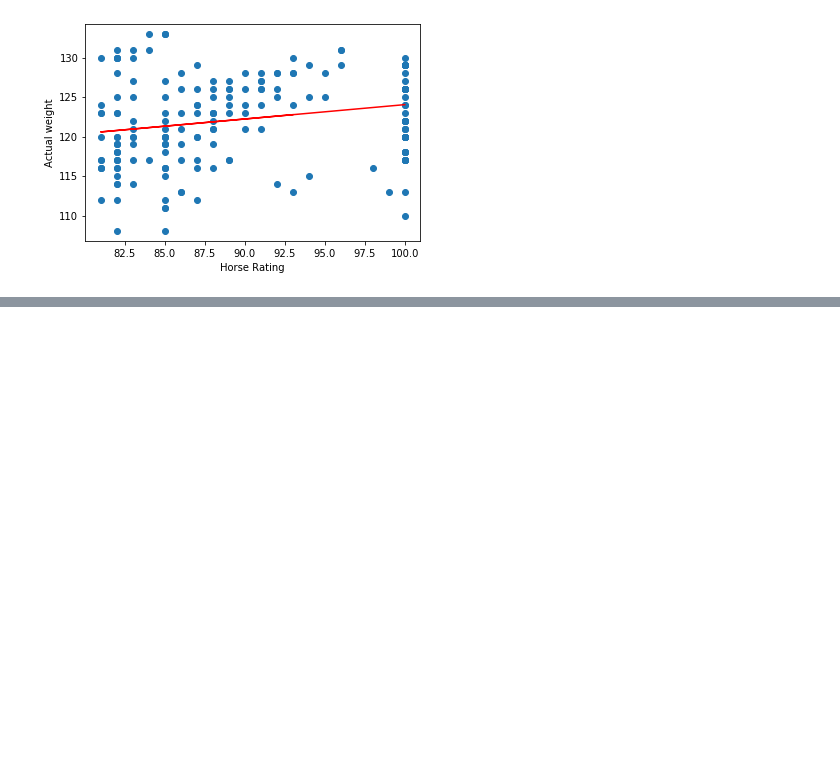
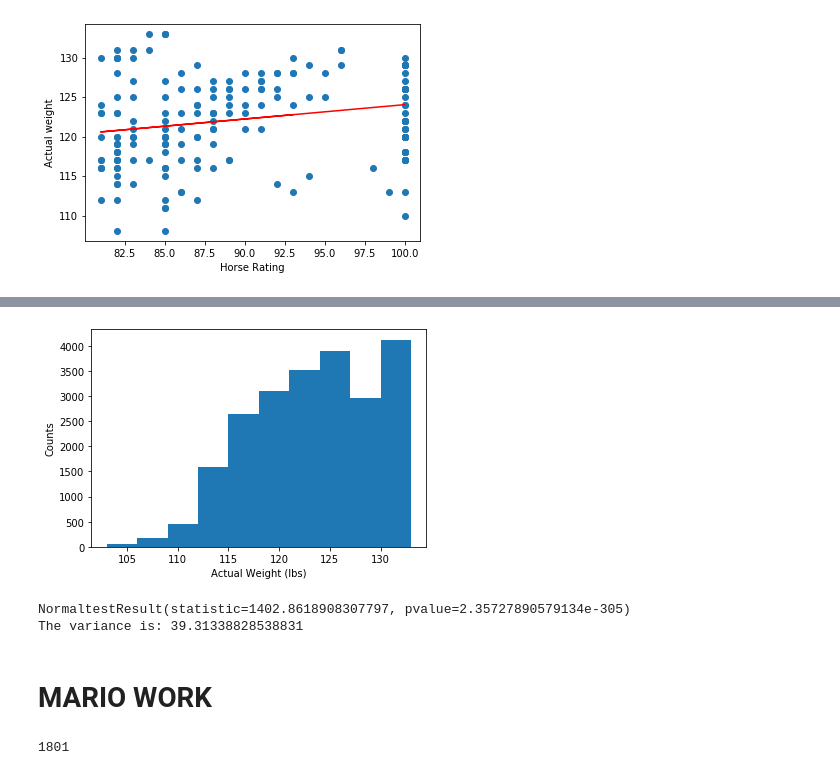
Before and after one commit to Mariovmtz/BootCamp_Project_1, a Jupyter notebook: horse_racing.ipynb, the cells around one changed output, grey strips where cells are left out. Cells and saved outputs as stored; diff of their text form; code cells hidden in the pictures; blank space fills up the shorter version.

```diff
--- a/horse_racing.ipynb
+++ b/horse_racing.ipynb
@@ -292,0 +431,18 @@ SpecificationError: nested renamer is not supported
+# %%
+plt.hist(final_df["Actual_weight"])
+plt.xlabel('Actual Weight (lbs)')
+plt.ylabel('Counts')
+plt.show()
+print(sts.normaltest(final_df["Actual_weight"]))
+var=np.var(final_df["Actual_weight"])
+std=np.std(final_df["Actual_weight"])
+mean=np.mean(final_df["Actual_weight"])
+median=np.median(final_df["Actual_weight"])
+mode=sts.mode(final_df["Actual_weight"])
+print(f"The variance is: {var}")
+# %% [output]
+[figure, added]
+NormaltestResult(statistic=1402.8618908307797, pvalue=2.35727890579134e-305)
+The variance is: 39.31338828538831
+# %% [markdown]
+# MARIO WORK
@@ -292,0 +460,6 @@ SpecificationError: nested renamer is not supported
+# %%
+# number of races to analyze
+dist_df.count()
+len(dist_df["Race_id"].drop_duplicates())
+# %% [output]
+1801
```
Also changed, not shown: parts of 50 cells of this notebook.
